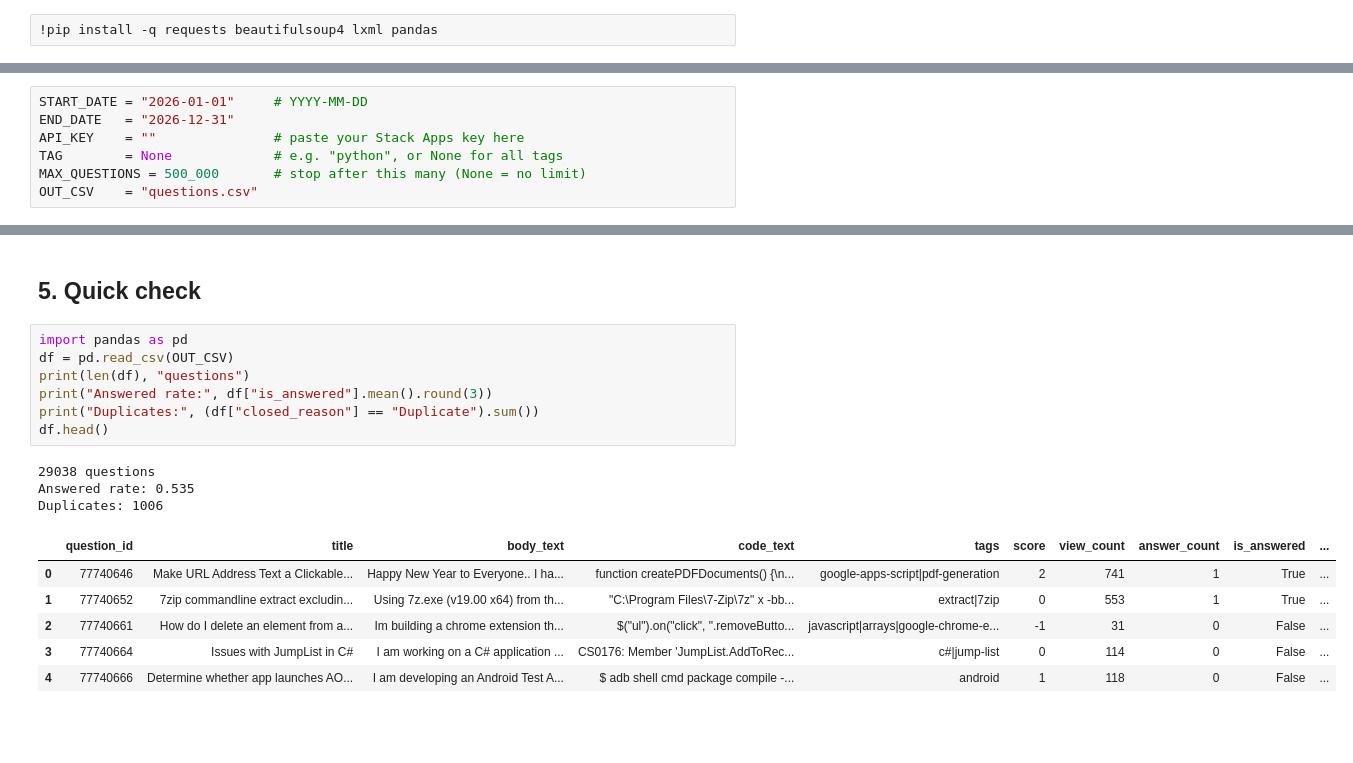
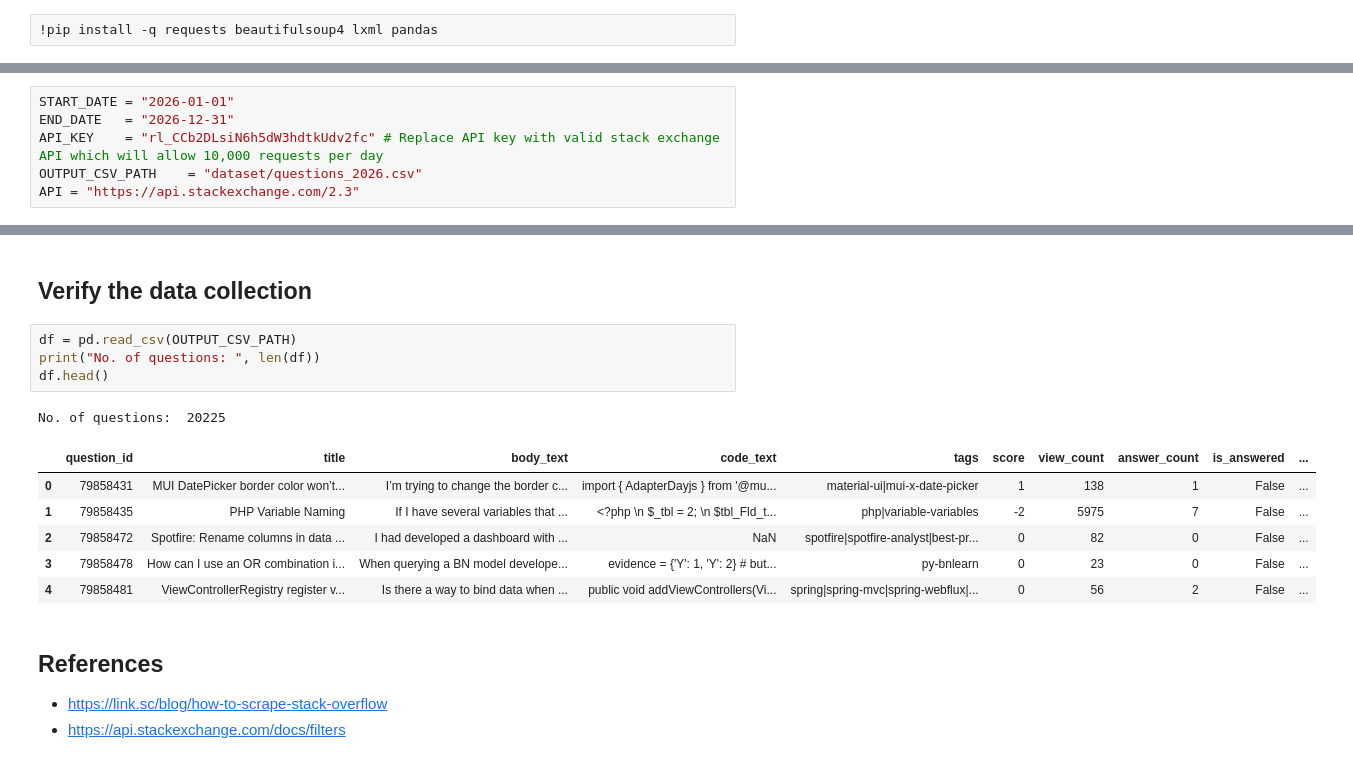
Before and after one commit to BipinMhzn/applied_ai_assessment_1, a Jupyter notebook: data_collection.ipynb, the cells around one changed output, grey strips where cells are left out. Cells and saved outputs as stored; diff of their text form; blank space fills up the shorter version.

Commit message:
data collection update

```diff
--- a/data_collection.ipynb
+++ b/data_collection.ipynb
@@ -9,8 +16,7 @@ Get a free key at https://stackapps.com/apps/oauth/register (raises quota to 10,
 # %%
-START_DATE = "2026-01-01"     # YYYY-MM-DD
+START_DATE = "2026-01-01"
 END_DATE   = "2026-12-31"
-API_KEY    = ""               # paste your Stack Apps key here
-TAG        = None             # e.g. "python", or None for all tags
-MAX_QUESTIONS = 500_000       # stop after this many (None = no limit)
-OUT_CSV    = "questions.csv"
+API_KEY    = "rl_CCb2DLsiN6h5dW3hdtkUdv2fc" # Replace API key with valid stack exchange API which will allow 10,000 requests per day
+OUTPUT_CSV_PATH    = "dataset/questions_2026.csv"
+API = "https://api.stackexchange.com/2.3"
 # %% [markdown]
@@ -204,19 +173,19 @@ Daily quota used up. Re-run tomorrow; collection resumes.
 # %% [markdown]
-## 5. Quick check
+## Verify the data collection
 # %%
-import pandas as pd
-df = pd.read_csv(OUT_CSV)
-print(len(df), "questions")
-print("Answered rate:", df["is_answered"].mean().round(3))
-print("Duplicates:", (df["closed_reason"] == "Duplicate").sum())
+df = pd.read_csv(OUTPUT_CSV_PATH)
+print("No. of questions: ", len(df))
 df.head()
 # %% [output]
-29038 questions
-Answered rate: 0.535
-Duplicates: 1006
+No. of questions:  20225
 |  | question_id | title | body_text | code_text | tags | score | view_count | answer_count | is_answered | ... |
-| 0 | 77740646 | Make URL Address Text a Clickable... | Happy New Year to Everyone.. I ha... | function createPDFDocuments() {\n... | google-apps-script|pdf-generation | 2 | 741 | 1 | True | ... |
-| 1 | 77740652 | 7zip commandline extract excludin... | Using 7z.exe (v19.00 x64) from th... | "C:\Program Files\7-Zip\7z" x -bb... | extract|7zip | 0 | 553 | 1 | True | ... |
-| 2 | 77740661 | How do I delete an element from a... | Im building a chrome extension th... | $("ul").on("click", ".removeButto... | javascript|arrays|google-chrome-e... | -1 | 31 | 0 | False | ... |
-| 3 | 77740664 | Issues with JumpList in C# | I am working on a C# application ... | CS0176: Member 'JumpList.AddToRec... | c#|jump-list | 0 | 114 | 0 | False | ... |
-| 4 | 77740666 | Determine whether app launches AO... | I am developing an Android Test A... | $ adb shell cmd package compile -... | android | 1 | 118 | 0 | False | ... |
+| 0 | 79858431 | MUI DatePicker border color won’t... | I’m trying to change the border c... | import { AdapterDayjs } from '@mu... | material-ui|mui-x-date-picker | 1 | 138 | 1 | False | ... |
+| 1 | 79858435 | PHP Variable Naming | If I have several variables that ... | <?php \n $_tbl = 2; \n $tbl_Fld_t... | php|variable-variables | -2 | 5975 | 7 | False | ... |
+| 2 | 79858472 | Spotfire: Rename columns in data ... | I had developed a dashboard with ... | NaN | spotfire|spotfire-analyst|best-pr... | 0 | 82 | 0 | False | ... |
+| 3 | 79858478 | How can I use an OR combination i... | When querying a BN model develope... | evidence = {'Y': 1, 'Y': 2} # but... | py-bnlearn | 0 | 23 | 0 | False | ... |
+| 4 | 79858481 | ViewControllerRegistry register v... | Is there a way to bind data when ... | public void addViewControllers(Vi... | spring|spring-mvc|spring-webflux|... | 0 | 56 | 2 | False | ... |
+# %% [markdown]
+## References
+
+- https://link.sc/blog/how-to-scrape-stack-overflow
+- https://api.stackexchange.com/docs/filters
```
Also changed, not shown: parts of 10 cells of this notebook.
